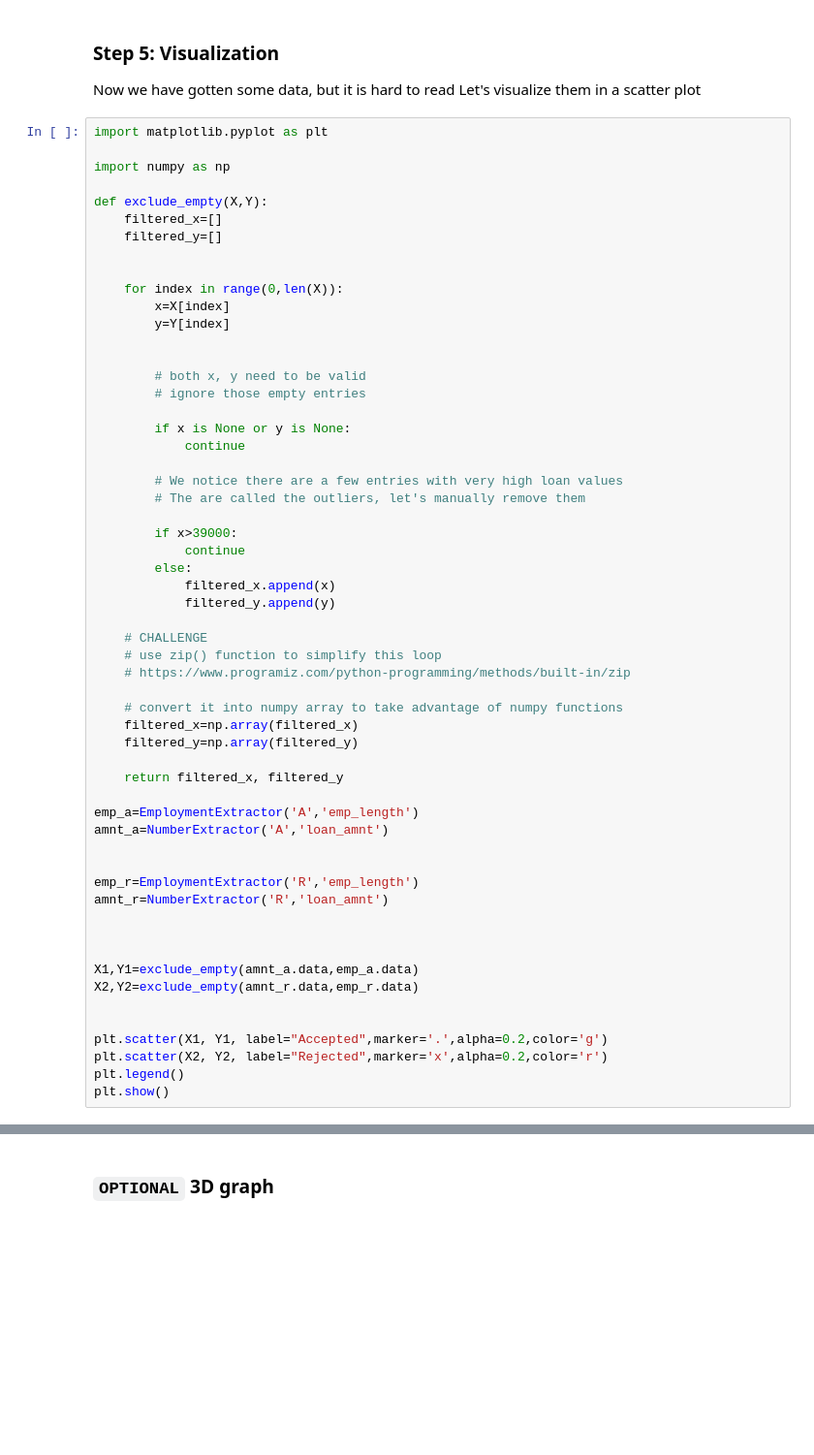
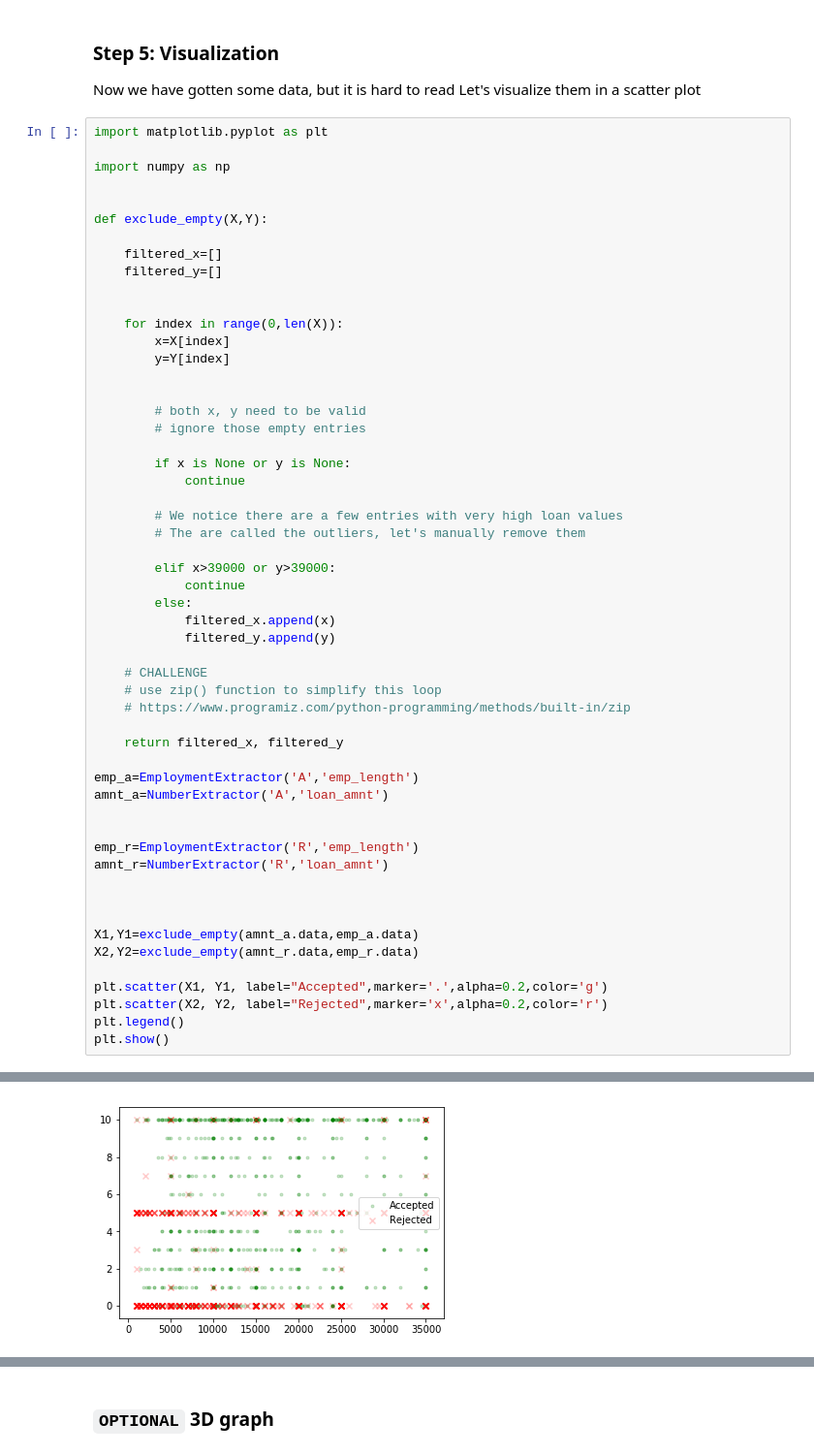
Before and after one commit to quietcricket/creditrisk, a Jupyter notebook: credit-risk-solution.ipynb, the cells around one changed output, grey strips where cells are left out. Shown: that part at 97% size. Cells and saved outputs as stored; diff of their text form; blank space fills up the shorter version.

```diff
--- a/credit-risk-solution.ipynb
+++ b/credit-risk-solution.ipynb
@@ -323,7 +261,9 @@ import matplotlib.pyplot as plt
 
 import numpy as np
 
+
 def exclude_empty(X,Y):
+
     filtered_x=[]
     filtered_y=[]
 
@@ -342,7 +282,7 @@ def exclude_empty(X,Y):
         # We notice there are a few entries with very high loan values
         # The are called the outliers, let's manually remove them
 
-        if x>39000:
+        elif x>39000 or y>39000:
             continue
         else:
             filtered_x.append(x)
@@ -351,10 +291,6 @@ def exclude_empty(X,Y):
     # CHALLENGE
     # use zip() function to simplify this loop
     # https://www.programiz.com/python-programming/methods/built-in/zip
-
-    # convert it into numpy array to take advantage of numpy functions
-    filtered_x=np.array(filtered_x)
-    filtered_y=np.array(filtered_y)
 
     return filtered_x, filtered_y
 
@@ -370,7 +306,6 @@ amnt_r=NumberExtractor('R','loan_amnt')
 X1,Y1=exclude_empty(amnt_a.data,emp_a.data)
 X2,Y2=exclude_empty(amnt_r.data,emp_r.data)
 
-
 plt.scatter(X1, Y1, label="Accepted",marker='.',alpha=0.2,color='g')
 plt.scatter(X2, Y2, label="Rejected",marker='x',alpha=0.2,color='r')
 plt.legend()
@@ -380 +314,2 @@ plt.show()
+[figure, added]
 # %% [markdown]
```
Also changed, not shown: parts of 14 cells of this notebook, 3 other files.
